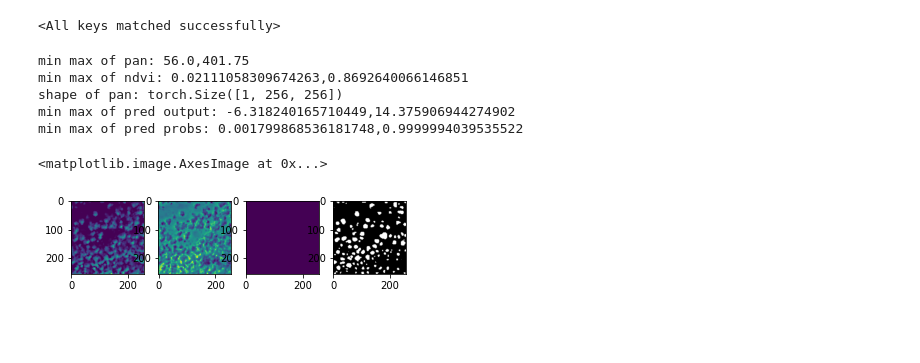
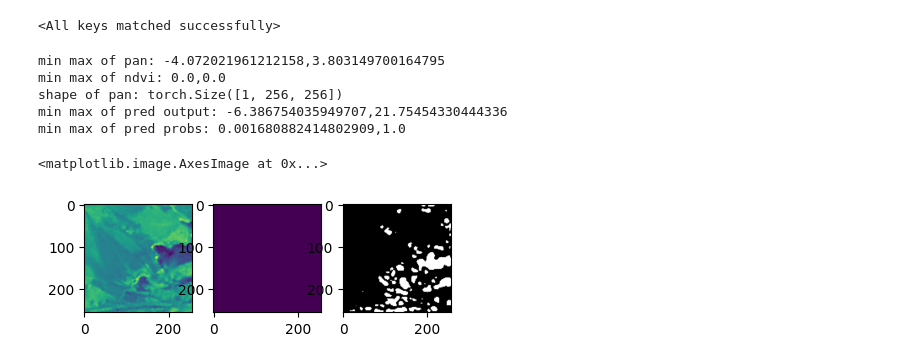
Before and after one commit to WinterCyan/TreeSeg, a Jupyter notebook: standalone/validate_network.ipynb, the cells around one changed output. Cells and saved outputs as stored; diff of their text form; code cells hidden in the pictures; blank space fills up the shorter version.

```diff
--- a/standalone/validate_network.ipynb
+++ b/standalone/validate_network.ipynb
@@ -8,7 +8,7 @@ from treeseg_dataset import TreeDataset
 from PIL import Image
 # %%
 model = UNet(2,1)
-model.load_state_dict(torch.load('/Users/winter/code/pyproj/TreeSeg/checkpoints/nonorm.pth', map_location='cpu'))
+model.load_state_dict(torch.load("/home/lenovo/code/TreeSeg/checkpoints/nonorm.pth", map_location='cpu'))
 # %% [output]
 <All keys matched successfully>
 # %%
@@ -21,61 +21,62 @@ def read_method(method:str=''):
         return np.load
 # %%
 from os.path import join as pjoin
-dataset_dir = "/Users/winter/Downloads/temp-traindata"
-name_pat = '{}-0-area{}-r{}c{}.png'
+dataset_dir = "/home/lenovo/treeseg-dataset/inference_train_data/inference_sample_128"
+# name_pat = '{}-0-area{}-r{}c{}.png'
+name_pat = 'r{}c{}-{}-0.png'
 a = 137
-r = 0
-c = 0
+r = 160
+c = 160
 
-pan = read_method('Image')(pjoin(dataset_dir, name_pat.format('pan',a,r,c)))
-ndvi = read_method('Image')(pjoin(dataset_dir, name_pat.format('ndvi',a,r,c)))
-mask = read_method('Image')(pjoin(dataset_dir, name_pat.format('annotation',a,r,c)))
+pan = read_method('Image')(pjoin(dataset_dir, name_pat.format(r,c,'pan')))
+ndvi = read_method('Image')(pjoin(dataset_dir, name_pat.format(r,c,'ndvi')))
+# mask = read_method('Image')(pjoin(dataset_dir, name_pat.format(r,c,'annotation')))
 pan = TreeDataset.preprocess(pan, (256,256), False, False)
 ndvi = TreeDataset.preprocess(ndvi, (256,256), False, False)
-mask = TreeDataset.preprocess(mask, (256,256), True, False)
+# mask = TreeDataset.preprocess(mask, (256,256), True, False)
 pan = torch.as_tensor(pan.copy())
 ndvi = torch.as_tensor(ndvi.copy())
-mask = torch.as_tensor(mask.copy())
+# mask = torch.as_tensor(mask.copy())
 
 print(f'min max of pan: {torch.min(pan)},{torch.max(pan)}')
 print(f'min max of ndvi: {torch.min(ndvi)},{torch.max(ndvi)}')
 print(f'shape of pan: {pan.shape}')
 
 input_img = torch.concat((pan,ndvi), dim=0)
 input_img = torch.unsqueeze(input_img, 0)
 
 pred_output = model(input_img)
 print(f'min max of pred output: {torch.min(pred_output)},{torch.max(pred_output)}')
 
 pred_probs = torch.sigmoid(pred_output)
 print(f'min max of pred probs: {torch.min(pred_probs)},{torch.max(pred_probs)}')
 
 pred_mask = pred_probs
 pred_mask[pred_mask>=0.5] = 1
 pred_mask[pred_mask<0.5] = 0
 
 pred_mask = torch.squeeze(pred_mask)
 segmap = Image.fromarray((pred_mask.detach().numpy()*255).astype(np.int8))
 
 fig = plt.figure()
 
 fig.add_subplot(1,4,1)
 plt.imshow(pan.squeeze())
 fig.add_subplot(1,4,2)
 plt.imshow(ndvi.squeeze())
 fig.add_subplot(1,4,3)
-plt.imshow(mask.squeeze())
-fig.add_subplot(1,4,4)
+# plt.imshow(mask.squeeze())
+# fig.add_subplot(1,4,4)
 # plt.imshow(pred_mask.detach().squeeze())
 plt.imshow(segmap)
 # %% [output]
-min max of pan: 56.0,401.75
-min max of ndvi: 0.02111058309674263,0.8692640066146851
+min max of pan: -4.072021961212158,3.803149700164795
+min max of ndvi: 0.0,0.0
 shape of pan: torch.Size([1, 256, 256])
-min max of pred output: -6.318240165710449,14.375906944274902
-min max of pred probs: 0.001799868536181748,0.9999994039535522
+min max of pred output: -6.386754035949707,21.75454330444336
+min max of pred probs: 0.001680882414802909,1.0
 <matplotlib.image.AxesImage at 0x...>
-[figure, old version]
+[figure, new version]
 # %%
 result_dir = '/home/lenovo/treeseg-dataset/inference_train_data/merge_result_128_nonorm'
 old_result_dir = '/home/lenovo/treeseg-dataset/inference_train_data/merge_result_128'
```
Also changed, not shown: parts of 1 cell of this notebook, 4 other files.
